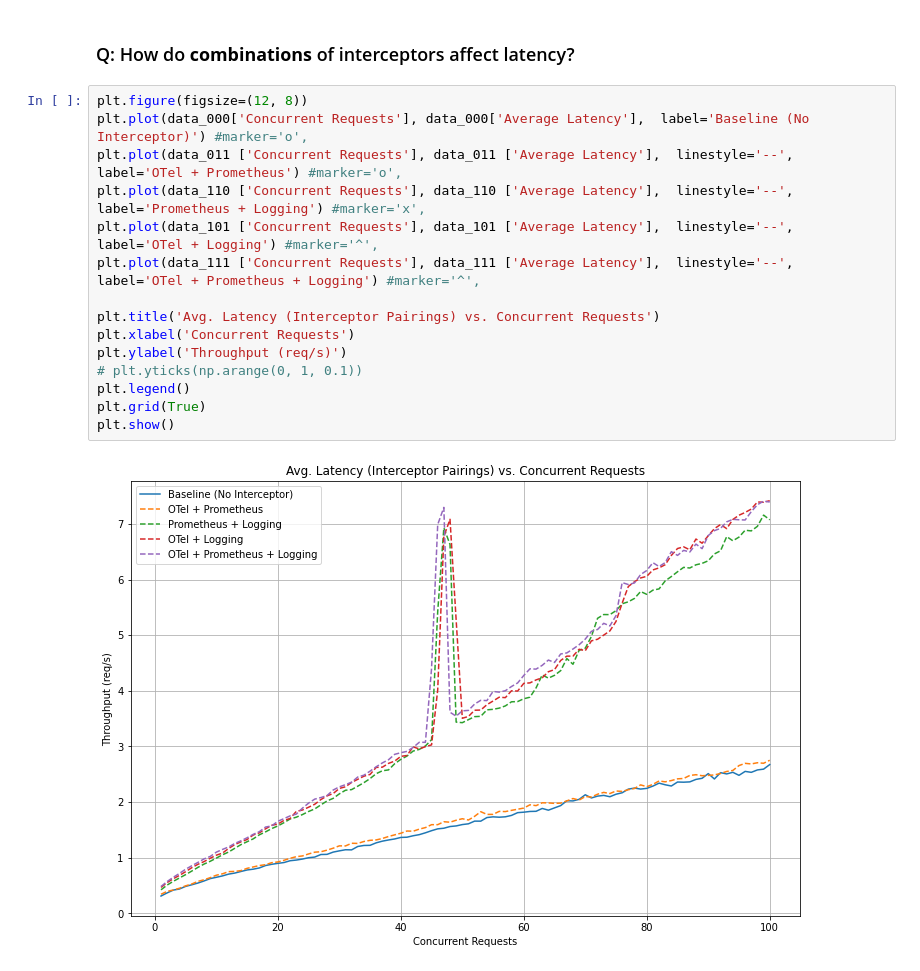
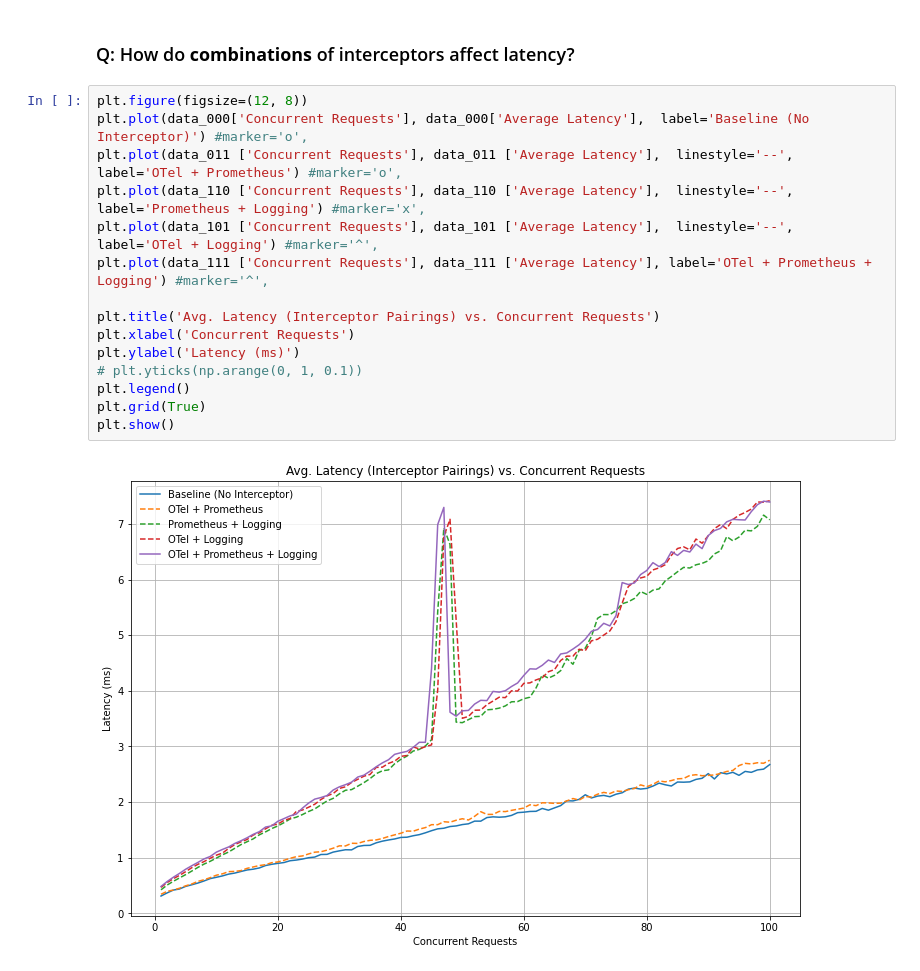
Before and after one commit to louisloechel/CloudServiceBenchmarking, a Jupyter notebook: analysis/analysis.ipynb, the cells around one changed output. Cells and saved outputs as stored; diff of their text form.

```diff
--- a/analysis/analysis.ipynb
+++ b/analysis/analysis.ipynb
@@ -137,17 +169,17 @@ plt.show()
 # %%
 plt.figure(figsize=(12, 8))
 plt.plot(data_000['Concurrent Requests'], data_000['Average Latency'],  label='Baseline (No Interceptor)') #marker='o',
 plt.plot(data_011 ['Concurrent Requests'], data_011 ['Average Latency'],  linestyle='--', label='OTel + Prometheus') #marker='o',
 plt.plot(data_110 ['Concurrent Requests'], data_110 ['Average Latency'],  linestyle='--', label='Prometheus + Logging') #marker='x',
 plt.plot(data_101 ['Concurrent Requests'], data_101 ['Average Latency'],  linestyle='--', label='OTel + Logging') #marker='^',
-plt.plot(data_111 ['Concurrent Requests'], data_111 ['Average Latency'],  linestyle='--', label='OTel + Prometheus + Logging') #marker='^',
+plt.plot(data_111 ['Concurrent Requests'], data_111 ['Average Latency'], label='OTel + Prometheus + Logging') #marker='^',
 
 plt.title('Avg. Latency (Interceptor Pairings) vs. Concurrent Requests')
 plt.xlabel('Concurrent Requests')
-plt.ylabel('Throughput (req/s)')
+plt.ylabel('Latency (ms)')
 # plt.yticks(np.arange(0, 1, 0.1))
 plt.legend()
 plt.grid(True)
 plt.show()
 # %% [output]
-[figure, old version]
+[figure, new version]
```
Also changed, not shown: parts of 19 cells of this notebook.
